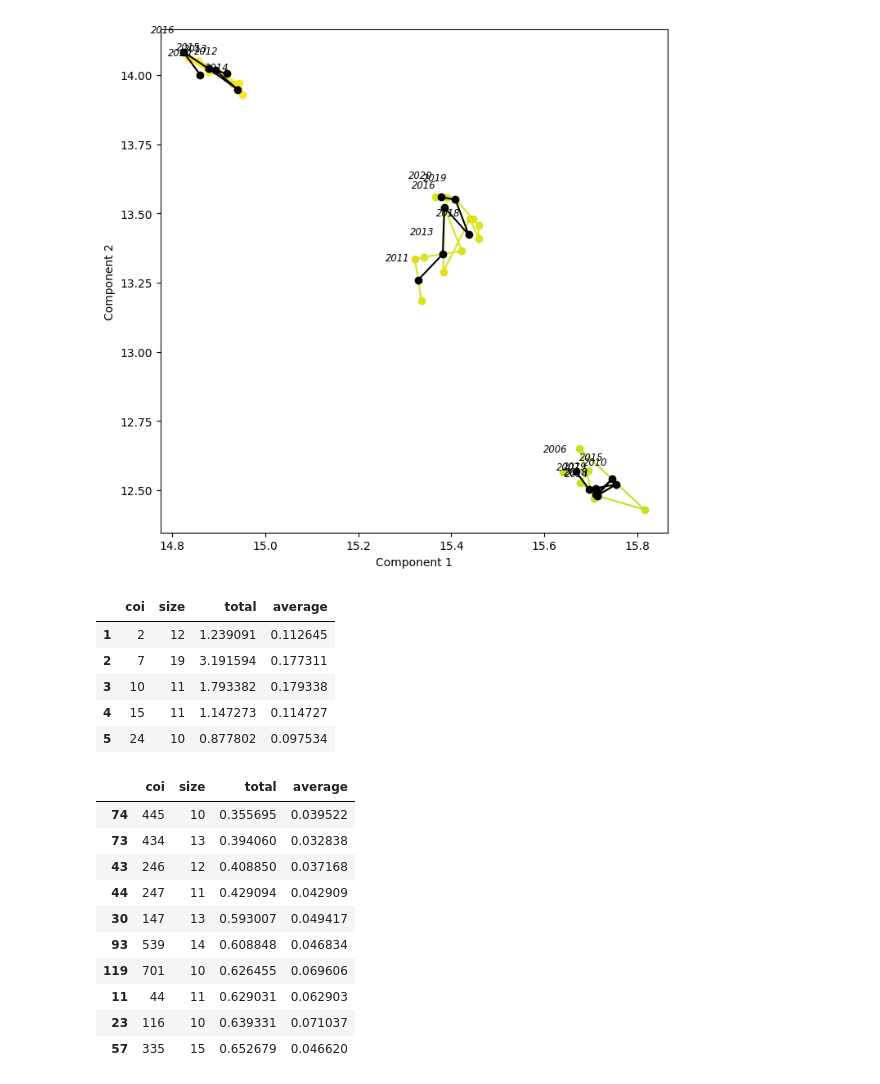
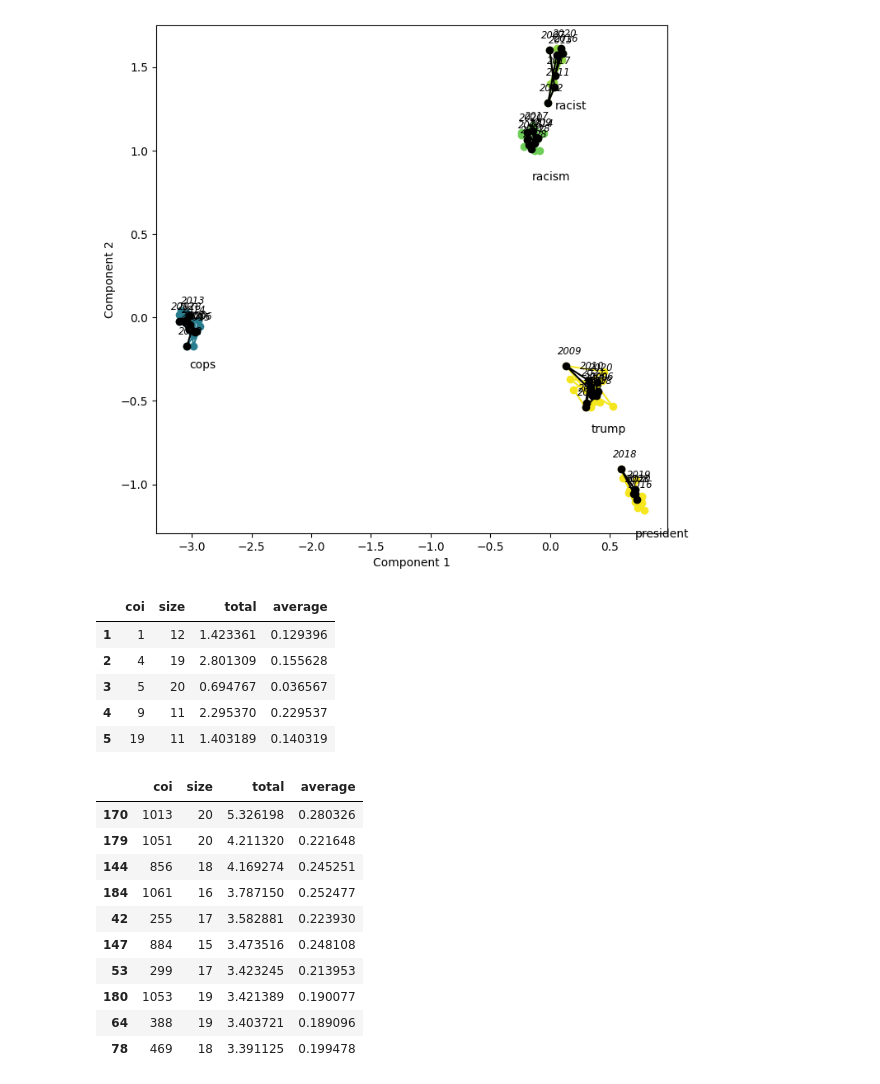
Before and after one commit to stmorse/dtm, a Jupyter notebook: notebooks/viz.ipynb, the cells around one changed output. Cells and saved outputs as stored; diff of their text form; code cells hidden in the pictures.

```diff
--- a/notebooks/viz.ipynb
+++ b/notebooks/viz.ipynb
@@ -8,7 +8,7 @@ import numpy as np
 # %%
 base_path = '/sciclone/geograd/stmorse/reddit/mbkm_50'
 # %%
-years = range(2006, 2021)
+years = range(2006, 2023)
 months = [f'{mo:02}' for mo in range(1,13)]
 yrmo = [(yr, mo) for yr in years for mo in months]
 # %%
@@ -95,8 +106,8 @@ for k in range(2, n_clusters):
     if len(idx) < 8:
         continue
 
-    if np.any(Cu2d[idx,0] < 0) or np.any(Cu2d[idx,1] < 0):
-        continue
+    # if np.any(Cu2d[idx,0] < 0) or np.any(Cu2d[idx,1] < 0):
+    #     continue
 
     ax.scatter(Cu2d[idx,0], Cu2d[idx,1], s=30, c=colors[k], alpha=0.6, label=k)
 
@@ -121,6 +132,6 @@ plt.show()
 # %%
-cois = [966, 921, 890, ]
-hlabels = [' ', ' ', ' ',]
+cois = [832, 891, 449, 1051, 1056]
+hlabels = ['racism', 'racist', 'cops', 'trump', 'president']
 
 fig, ax = plt.subplots(1,1, figsize=(8,8))
 
@@ -128,7 +139,6 @@ fig, ax = plt.subplots(1,1, figsize=(8,8))
 n_clusters = np.amax(hdbs.labels_)
 colors = plt.cm.viridis(np.linspace(0, 1, n_clusters))
 
-years = range(2006, 2021)
 N = len(years)
 
 for i, coi in enumerate(cois):
@@ -137,41 +147,42 @@ for i, coi in enumerate(cois):
     # ax.scatter(Cu2d[idx,0], Cu2d[idx,1], s=30, c=colors[coi], alpha=0.6, label=k)
     ax.plot(Cu2d[idx,0], Cu2d[idx,1], color=colors[coi], linestyle='-', marker='o')
 
-    if coi in [966, 921, 890]:
+    # if coi in [832, 891, 774, 1051, 1056]:
+    if coi in cois:
         annual_avgs = []
         # for y in [1, N // 2, N-1]:
         for y in range(N):
             # indices split marks
             # NOTE: assumes Ck=50 and 12 non-overlapping month-windows
             split_0, split_1 = 12 * 50 * y, 12 * 50 * (y+1)
 
             # get just indices in this year
             sub = idx[np.where((idx >= split_0) & (idx < split_1))[0]]
 
             # if empty, skip
             if len(sub) == 0:
                 continue
 
             # get average position in this year
             avg = np.mean(Cu2d[sub,:], axis=0)
             ax.text(avg[0] - 0.07, avg[1] + 0.07, years[y], fontstyle='italic', fontsize='small')
             annual_avgs.append(avg)
         annual_avgs = np.vstack(annual_avgs)
 
         ax.plot(annual_avgs[:,0], annual_avgs[:,1], 'ko-')
 
     centroid = np.average(Cu2d[idx,:], axis=0)
     ax.text(centroid[0], centroid[1] - 0.25, hlabels[i])
 
 ax.set_xlabel('Component 1')
 ax.set_ylabel('Component 2')
 
 # ax.set_ylim([8,12])
 # ax.set_xlim([11,15])
 
 plt.show()
 # %% [output]
-[figure, old version]
+[figure, new version]
 # %%
 import pandas as pd
 # %%
@@ -199,22 +210,22 @@ res = res[res['coi'] != -1]
 res.head()
 # %% [output]
 |  | coi | size | total | average |
-| 1 | 2 | 12 | 1.239091 | 0.112645 |
-| 2 | 7 | 19 | 3.191594 | 0.177311 |
-| 3 | 10 | 11 | 1.793382 | 0.179338 |
-| 4 | 15 | 11 | 1.147273 | 0.114727 |
-| 5 | 24 | 10 | 0.877802 | 0.097534 |
+| 1 | 1 | 12 | 1.423361 | 0.129396 |
+| 2 | 4 | 19 | 2.801309 | 0.155628 |
+| 3 | 5 | 20 | 0.694767 | 0.036567 |
+| 4 | 9 | 11 | 2.295370 | 0.229537 |
+| 5 | 19 | 11 | 1.403189 | 0.140319 |
 # %%
-res.sort_values(by='total', ascending=True).head(10)
+res.sort_values(by='total', ascending=False).head(10)
 # %% [output]
 |  | coi | size | total | average |
-| 74 | 445 | 10 | 0.355695 | 0.039522 |
-| 73 | 434 | 13 | 0.394060 | 0.032838 |
-| 43 | 246 | 12 | 0.408850 | 0.037168 |
-| 44 | 247 | 11 | 0.429094 | 0.042909 |
-| 30 | 147 | 13 | 0.593007 | 0.049417 |
-| 93 | 539 | 14 | 0.608848 | 0.046834 |
-| 119 | 701 | 10 | 0.626455 | 0.069606 |
-| 11 | 44 | 11 | 0.629031 | 0.062903 |
-| 23 | 116 | 10 | 0.639331 | 0.071037 |
-| 57 | 335 | 15 | 0.652679 | 0.046620 |
+| 170 | 1013 | 20 | 5.326198 | 0.280326 |
+| 179 | 1051 | 20 | 4.211320 | 0.221648 |
+| 144 | 856 | 18 | 4.169274 | 0.245251 |
+| 184 | 1061 | 16 | 3.787150 | 0.252477 |
+| 42 | 255 | 17 | 3.582881 | 0.223930 |
+| 147 | 884 | 15 | 3.473516 | 0.248108 |
+| 53 | 299 | 17 | 3.423245 | 0.213953 |
+| 180 | 1053 | 19 | 3.421389 | 0.190077 |
+| 64 | 388 | 19 | 3.403721 | 0.189096 |
+| 78 | 469 | 18 | 3.391125 | 0.199478 |
```
Also changed, not shown: parts of 11 cells of this notebook, 1 other file.
